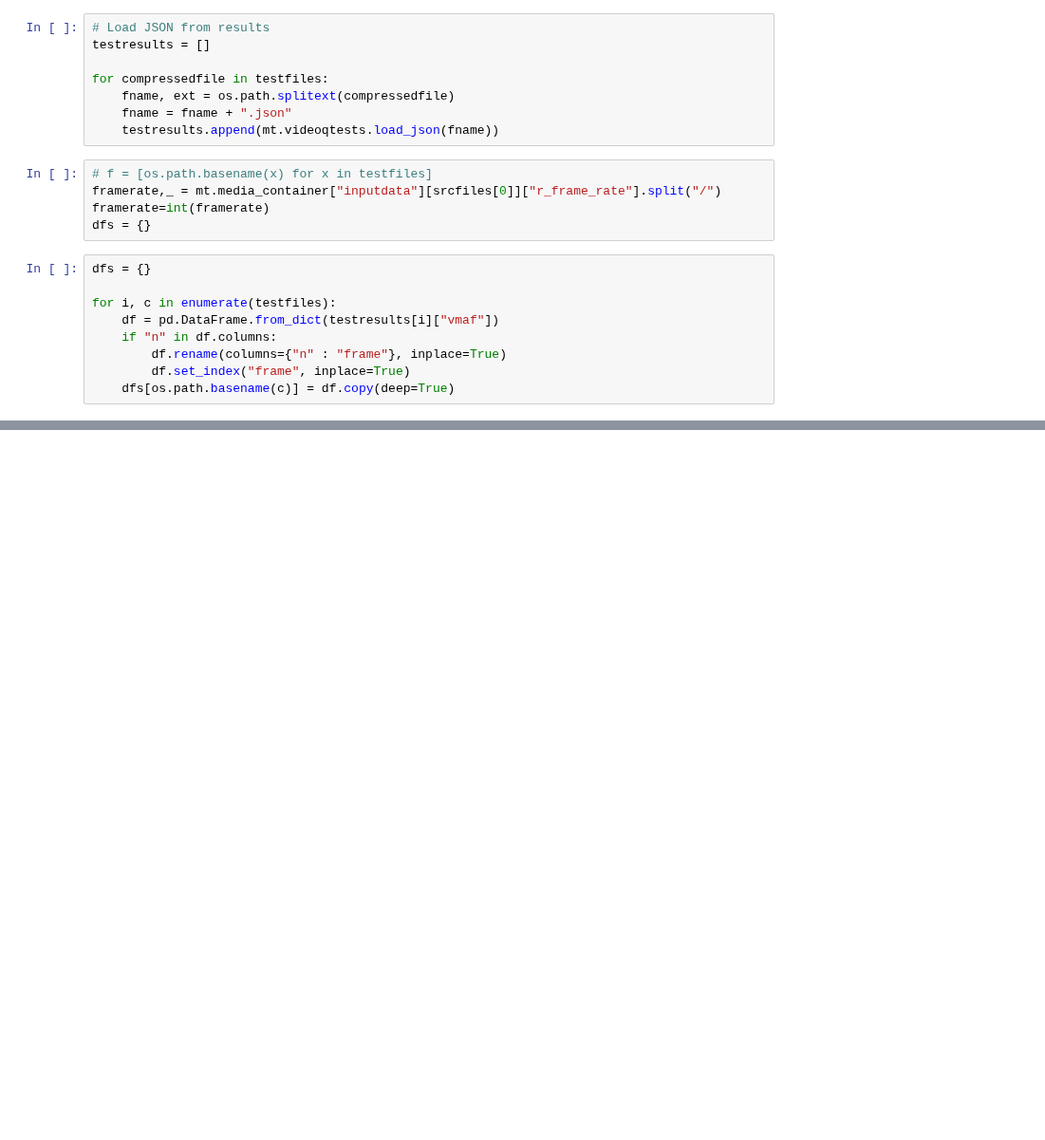
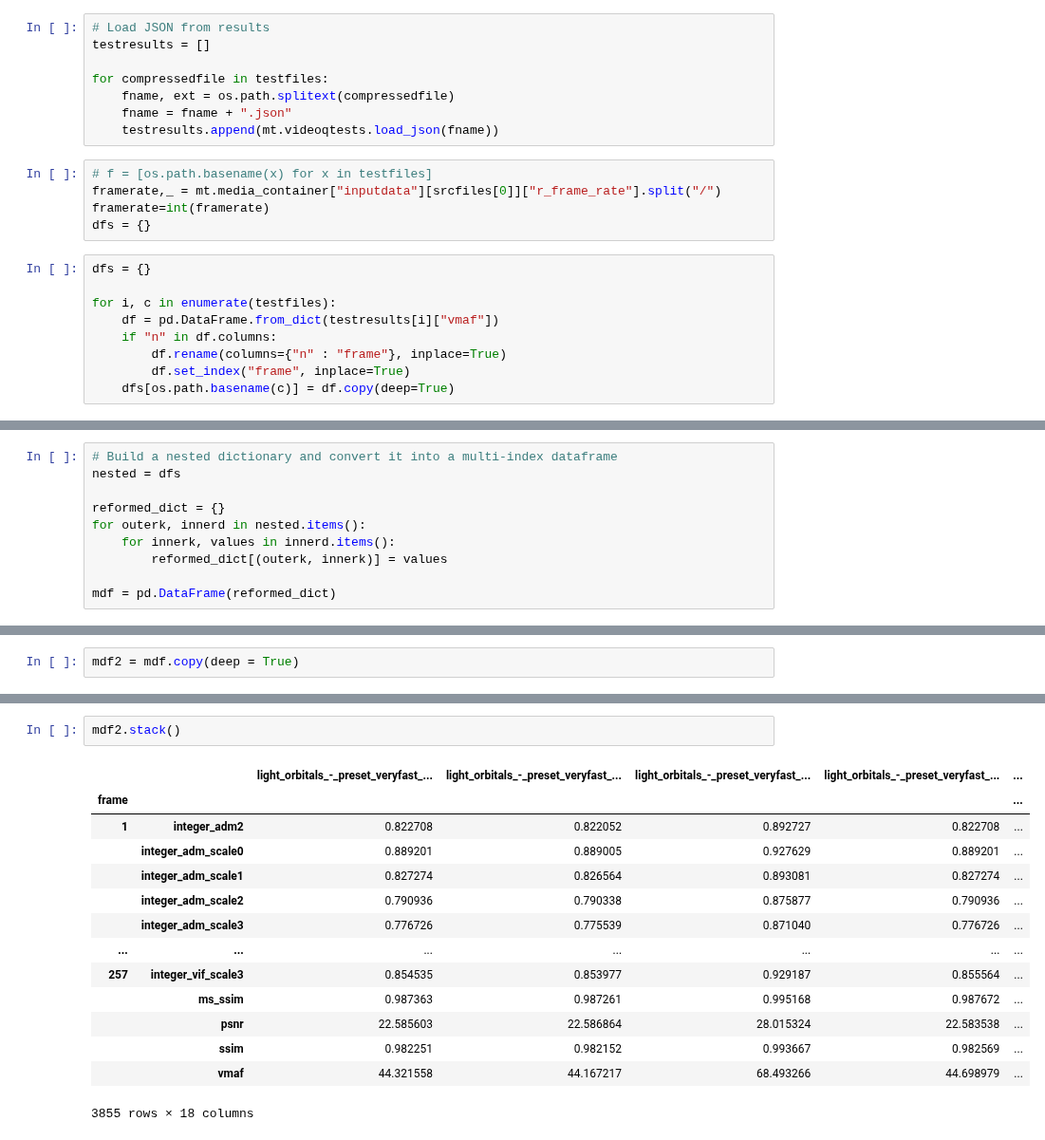
Before and after one commit to luisbarrancos/videometrics_jupyterlab, a Jupyter notebook: notebooks/video_generate_compression_x264_singlefile.ipynb, the cells around one changed output, grey strips where cells are left out. Shown at 95% size. Drawn from its saved outputs; the diff is of its cells as text; blank space fills up the shorter version.

Commit message:
Access MI data

```diff
--- a/notebooks/video_generate_compression_x264_singlefile.ipynb
+++ b/notebooks/video_generate_compression_x264_singlefile.ipynb
@@ -975,0 +961,10 @@ dfs["light_orbitals_-_preset_veryfast__crf_18__motion-est_esa__pix_fmt_yuv420p.m
+# %%
+# Build a nested dictionary and convert it into a multi-index dataframe
+nested = dfs
+
+reformed_dict = {}
+for outerk, innerd in nested.items():
+    for innerk, values in innerd.items():
+        reformed_dict[(outerk, innerk)] = values
+
+mdf = pd.DataFrame(reformed_dict)
@@ -975,0 +973,2 @@ dfs["light_orbitals_-_preset_veryfast__crf_18__motion-est_esa__pix_fmt_yuv420p.m
+# %%
+mdf2 = mdf.copy(deep = True)
@@ -975,0 +991,17 @@ dfs["light_orbitals_-_preset_veryfast__crf_18__motion-est_esa__pix_fmt_yuv420p.m
+# %%
+mdf2.stack()
+# %% [output]
+|  |  | light_orbitals_-_preset_veryfast_... | light_orbitals_-_preset_veryfast_... | light_orbitals_-_preset_veryfast_... | light_orbitals_-_preset_veryfast_... | ... |
+| frame |  |  |  |  |  | ... |
+| 1 | integer_adm2 | 0.822708 | 0.822052 | 0.892727 | 0.822708 | ... |
+|  | integer_adm_scale0 | 0.889201 | 0.889005 | 0.927629 | 0.889201 | ... |
+|  | integer_adm_scale1 | 0.827274 | 0.826564 | 0.893081 | 0.827274 | ... |
+|  | integer_adm_scale2 | 0.790936 | 0.790338 | 0.875877 | 0.790936 | ... |
+|  | integer_adm_scale3 | 0.776726 | 0.775539 | 0.871040 | 0.776726 | ... |
+| ... | ... | ... | ... | ... | ... | ... |
+| 257 | integer_vif_scale3 | 0.854535 | 0.853977 | 0.929187 | 0.855564 | ... |
+|  | ms_ssim | 0.987363 | 0.987261 | 0.995168 | 0.987672 | ... |
+|  | psnr | 22.585603 | 22.586864 | 28.015324 | 22.583538 | ... |
+|  | ssim | 0.982251 | 0.982152 | 0.993667 | 0.982569 | ... |
+|  | vmaf | 44.321558 | 44.167217 | 68.493266 | 44.698979 | ... |
+3855 rows × 18 columns
```
Also changed, not shown: parts of 4 cells of this notebook.
